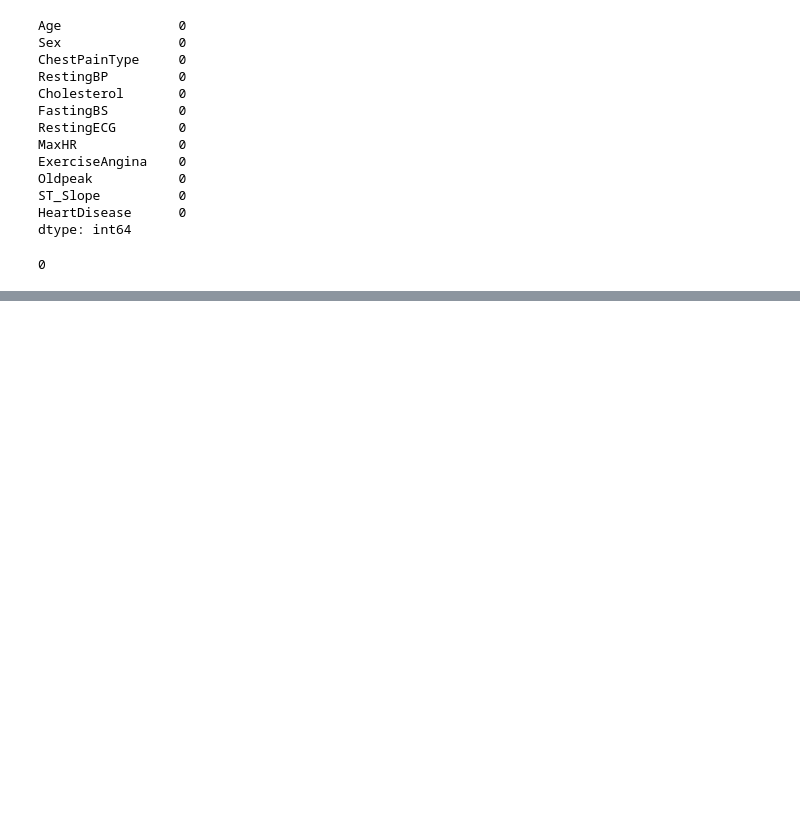
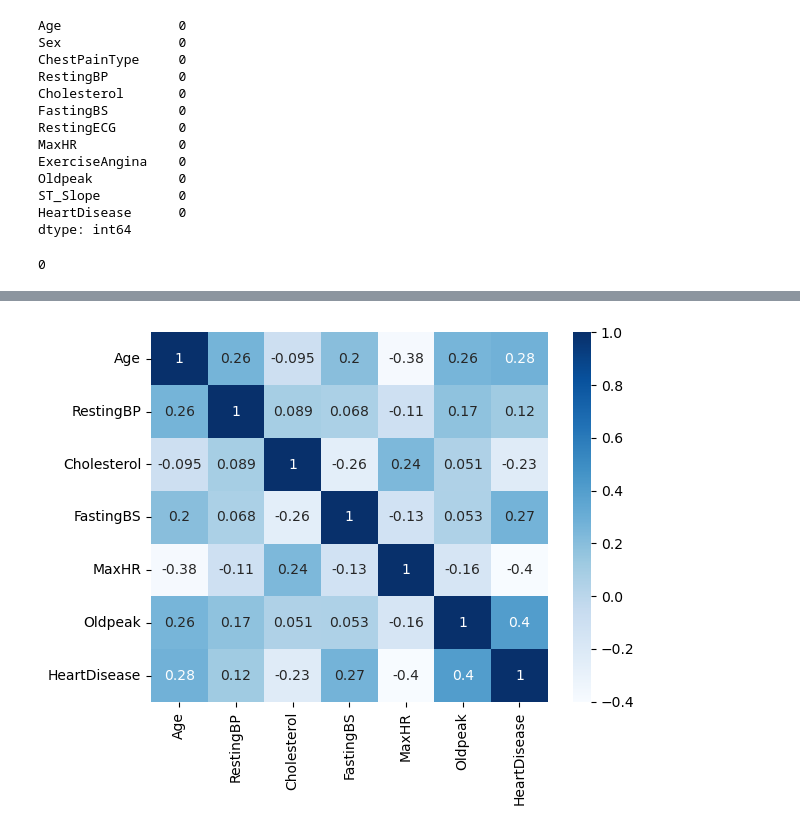
Before and after one commit to ricardodelosrios/project_4, a Jupyter notebook: Analysis.ipynb, the cells around one changed output, grey strips where cells are left out. Saved outputs shown, nothing was run; the diff lists cells and outputs as text; code cells hidden in the pictures; blank space fills up the shorter version.

```diff
--- a/Analysis.ipynb
+++ b/Analysis.ipynb
@@ -122,0 +181,7 @@ dtype: int64
+# %%
+#calculate correlation matrix
+numeric_values = df.select_dtypes(include=['float64', 'int64'])
+
+numeric_values = numeric_values.corr()
+
+numeric_values
@@ -122,0 +197,5 @@ dtype: int64
+# %%
+sns.heatmap(numeric_values, annot=True, cmap='Blues')
+plt.show()
+# %% [output]
+[figure, added]
```
Also changed, not shown: parts of 69 cells of this notebook, 5 other files.
